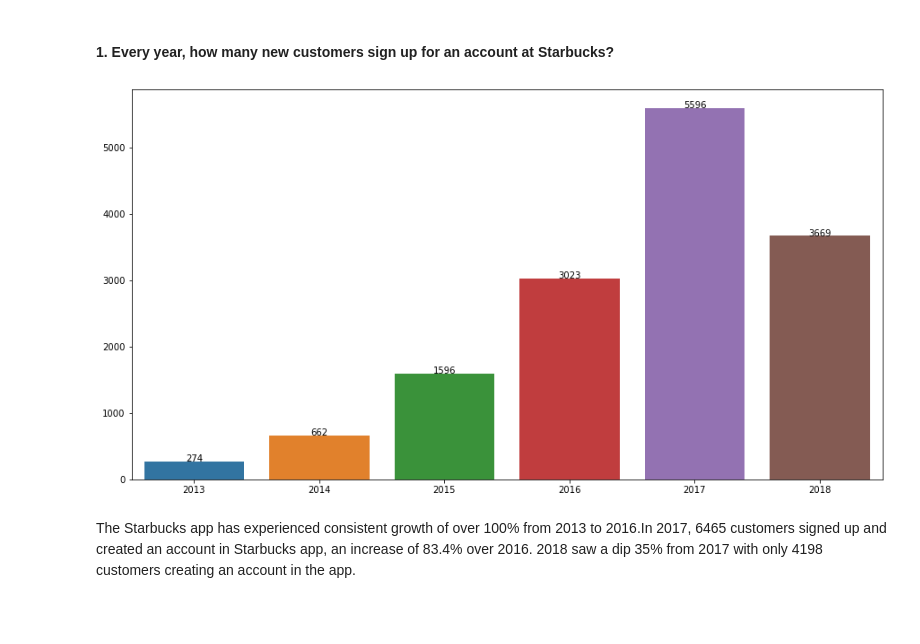
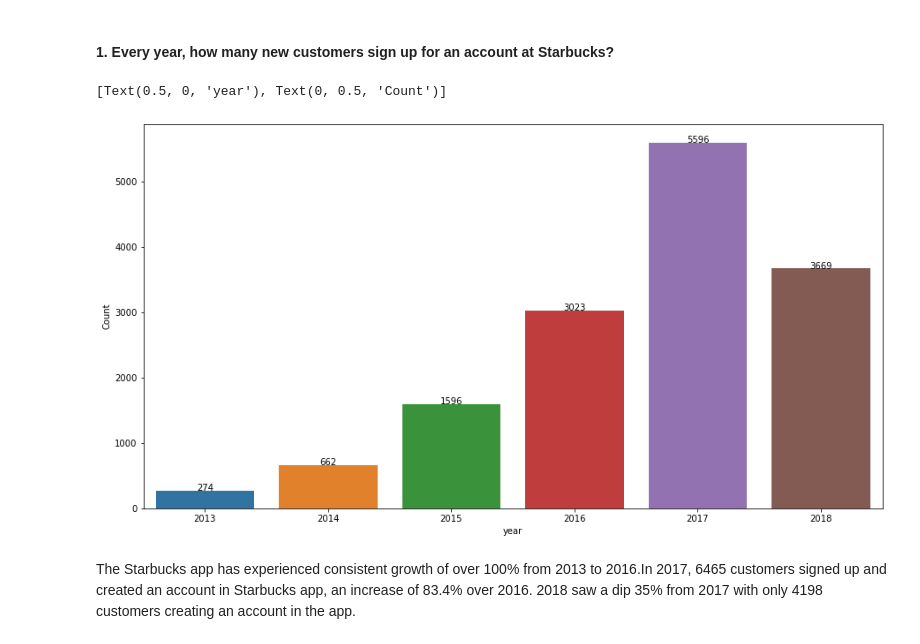
Before and after one commit to Krishna5972/Starbucks-Offer-Optimization, a Jupyter notebook: Cleaning and Analysis.ipynb, the cells around one changed output. Saved outputs shown, nothing was run; the diff lists cells and outputs as text; code cells hidden in the pictures; blank space fills up the shorter version.

```diff
--- a/Cleaning and Analysis.ipynb
+++ b/Cleaning and Analysis.ipynb
@@ -1090,18 +1140,20 @@ import seaborn as sns
 # %%
 labels=profile['year_joined'].value_counts().index.values.tolist()
 values=profile['year_joined'].value_counts().values.tolist()
 
 
 plt.figure(figsize = (15, 8))
 ax = sns.barplot(x=labels, y=values)
 labels, values = zip(*sorted(zip(labels, values)))
 for i, p in enumerate(ax.patches):
     height = p.get_height()
     ax.text(p.get_x()+p.get_width()/2., height + 0.1,values[i],ha="center")
+ax.set(xlabel='year', ylabel='Count')
 
 #code_reference : https://stackoverflow.com/questions/55104819/display-count-on-top-of-seaborn-barplot
 # %% [output]
+[Text(0.5, 0, 'year'), Text(0, 0.5, 'Count')]
-[figure, old version]
+[figure, new version]
 # %% [markdown]
 The Starbucks app has experienced consistent growth of over 100% from 2013 to 2016.In 2017, 6465 customers signed up and created an account in Starbucks  app, an increase of 83.4% over 2016. 2018 saw a dip 35% from 2017 with only 4198 customers creating an account in the app.
 # %%
```
Also changed, not shown: parts of 34 cells of this notebook.
